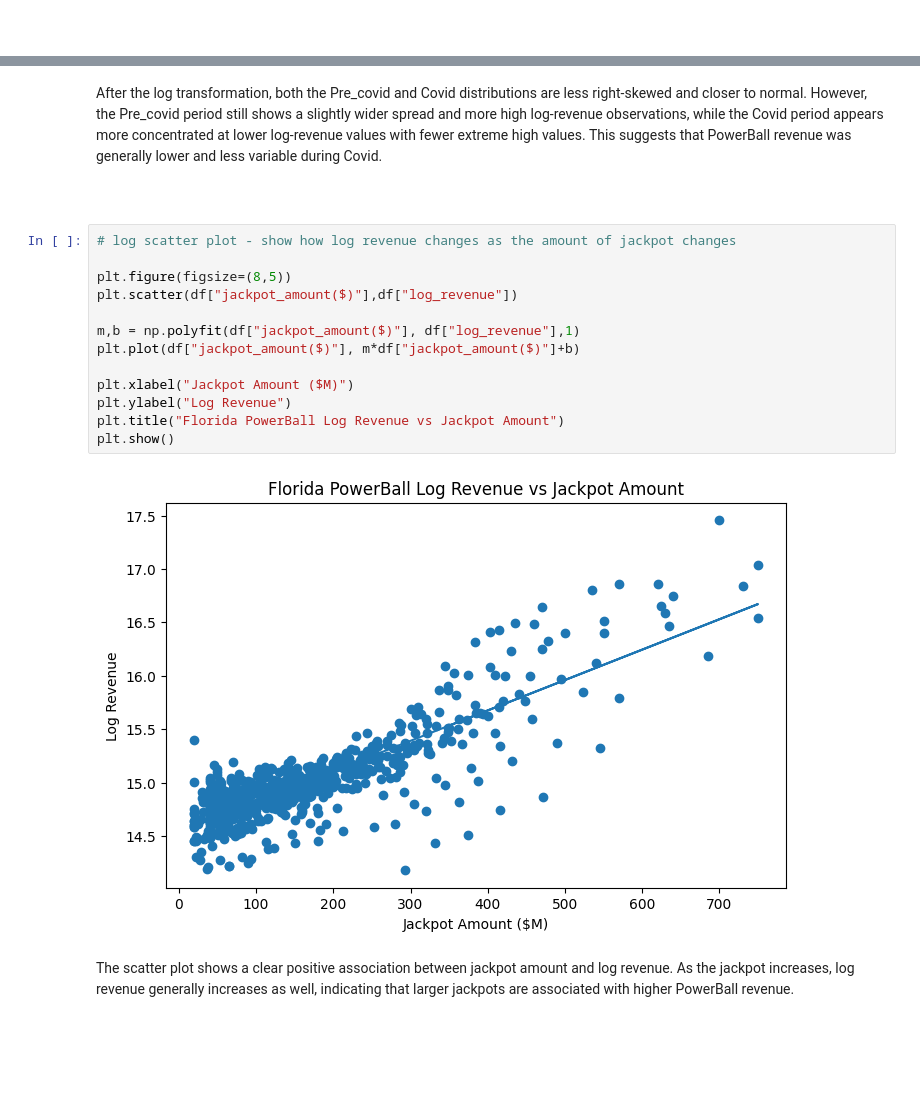
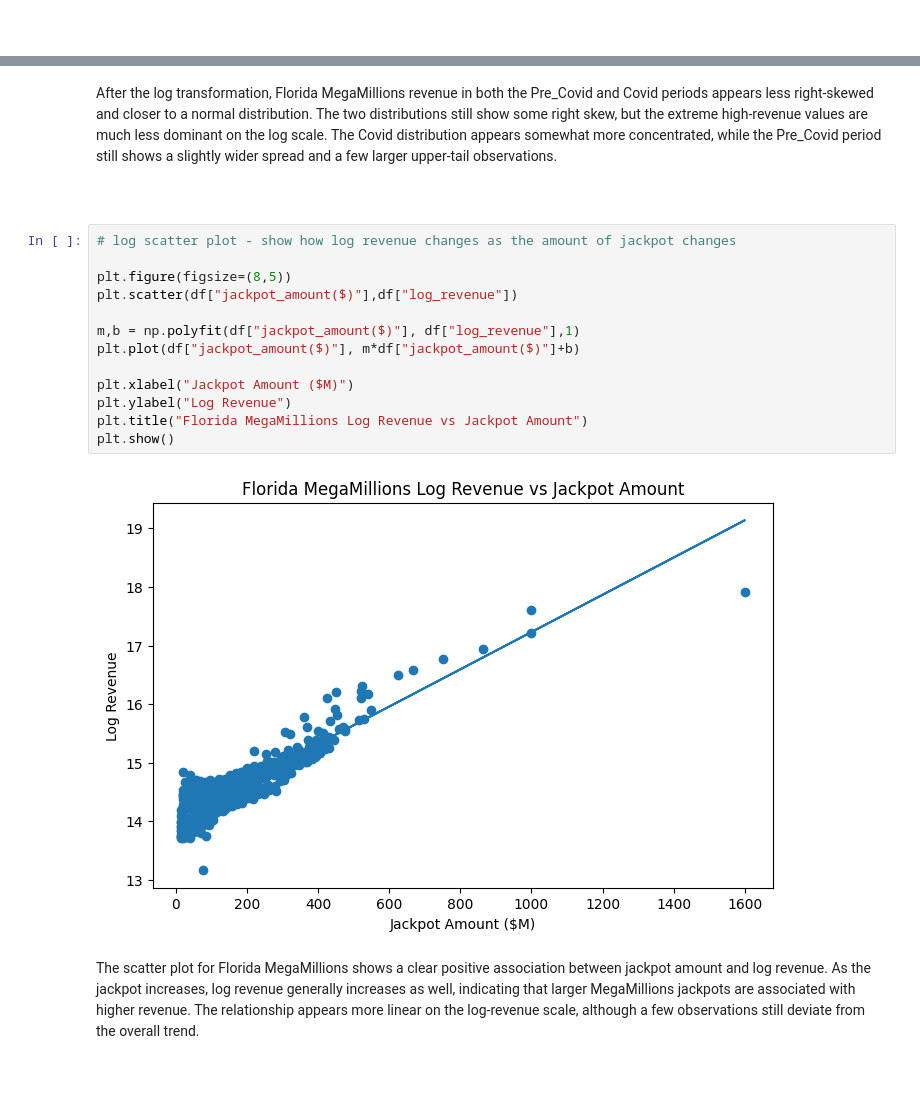
Before and after one commit to xiaolingsundberg/CovidOnLottery, a Jupyter notebook: Program/megamillions_revenue_florida.ipynb, the cells around one changed output, grey strips where cells are left out. Drawn from its saved outputs; the diff is of its cells as text; blank space fills up the shorter version.

```diff
--- a/Program/megamillions_revenue_florida.ipynb
+++ b/Program/megamillions_revenue_florida.ipynb
@@ -543,24 +538,24 @@ plt.show()
 # %% [markdown]
-After the log transformation, both the Pre_covid and Covid distributions are less right-skewed and closer to normal. However, the Pre_covid period still shows a slightly wider spread and more high log-revenue observations, while the Covid period appears more concentrated at lower log-revenue values with fewer extreme high values. This suggests that PowerBall revenue was generally lower and less variable during Covid.
+After the log transformation, Florida MegaMillions revenue in both the Pre_Covid and Covid periods appears less right-skewed and closer to a normal distribution. The two distributions still show some right skew, but the extreme high-revenue values are much less dominant on the log scale. The Covid distribution appears somewhat more concentrated, while the Pre_Covid period still shows a slightly wider spread and a few larger upper-tail observations.
 # %% [markdown]
 <br>
 # %%
 # log scatter plot - show how log revenue changes as the amount of jackpot changes
 
 plt.figure(figsize=(8,5))
 plt.scatter(df["jackpot_amount($)"],df["log_revenue"])
 
 m,b = np.polyfit(df["jackpot_amount($)"], df["log_revenue"],1)
 plt.plot(df["jackpot_amount($)"], m*df["jackpot_amount($)"]+b)
 
 plt.xlabel("Jackpot Amount ($M)")
 plt.ylabel("Log Revenue")
-plt.title("Florida PowerBall Log Revenue vs Jackpot Amount")
+plt.title("Florida MegaMillions Log Revenue vs Jackpot Amount")
 plt.show()
 # %% [output]
-[figure, old version]
+[figure, new version]
 # %% [markdown]
-The scatter plot shows a clear positive association between jackpot amount and log revenue. As the jackpot increases, log revenue generally increases as well, indicating that larger jackpots are associated with higher PowerBall revenue.
+The scatter plot for Florida MegaMillions shows a clear positive association between jackpot amount and log revenue. As the jackpot increases, log revenue generally increases as well, indicating that larger MegaMillions jackpots are associated with higher revenue. The relationship appears more linear on the log-revenue scale, although a few observations still deviate from the overall trend.
 # %% [markdown]
 <br>
 # %%
```
Also changed, not shown: parts of 21 cells of this notebook.
